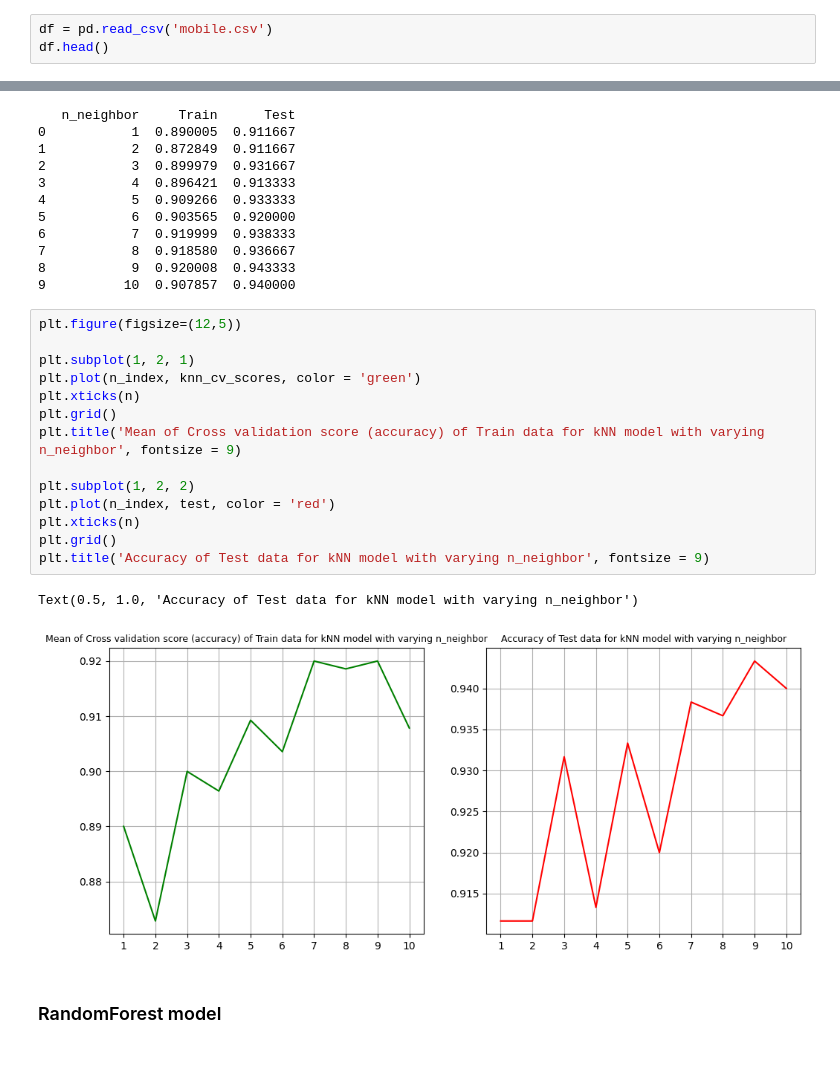
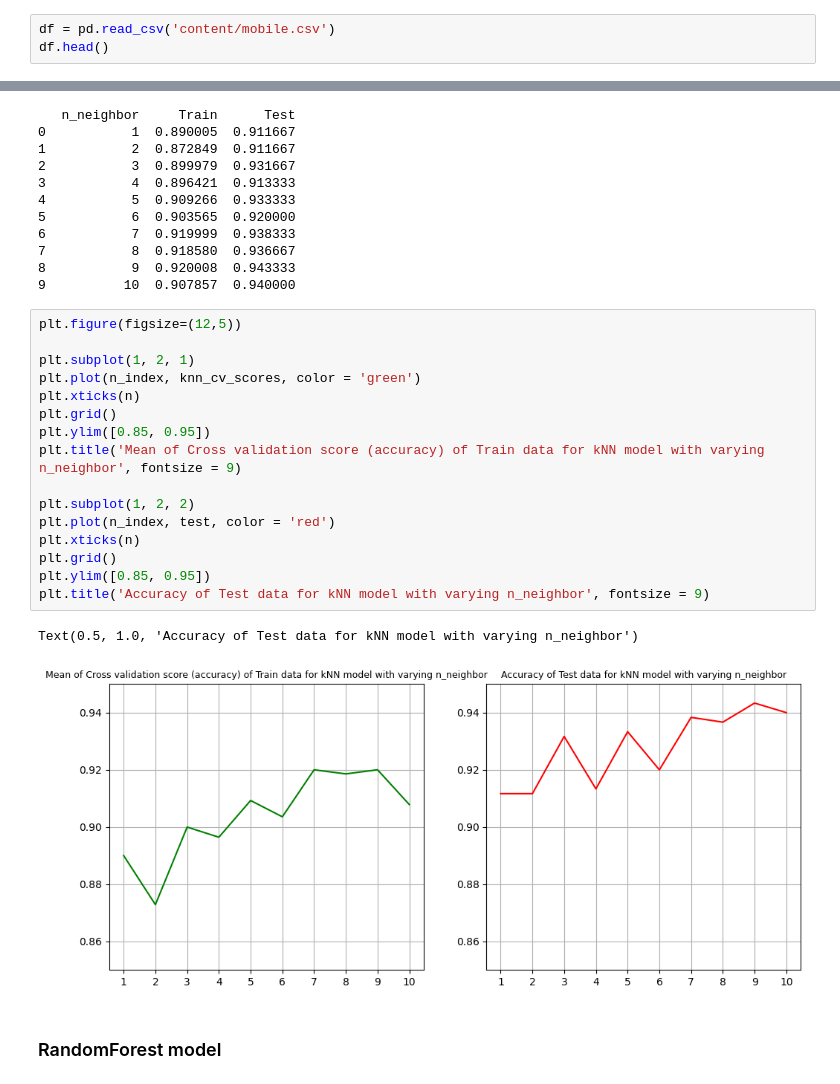
Before and after one commit to ProfessionalSalmon/Mobile_Price_Classification_Model, a Jupyter notebook: mobile_price.ipynb, the cells around one changed output, grey strips where cells are left out. Drawn from its saved outputs; the diff is of its cells as text.

```diff
--- a/mobile_price.ipynb
+++ b/mobile_price.ipynb
@@ -13,7 +13,7 @@ from sklearn.neighbors import KNeighborsClassifier
 # %% [markdown]
 ## Data Exploration
 # %%
-df = pd.read_csv('mobile.csv')
+df = pd.read_csv('content/mobile.csv')
 df.head()
 # %% [output]
 |  | battery_power | blue | clock_speed | dual_sim | fc | four_g | int_memory | m_dep | mobile_wt | ... |
@@ -335,20 +335,22 @@ print(pd.DataFrame({
 # %%
 plt.figure(figsize=(12,5))
 
 plt.subplot(1, 2, 1)
 plt.plot(n_index, knn_cv_scores, color = 'green')
 plt.xticks(n)
 plt.grid()
+plt.ylim([0.85, 0.95])
 plt.title('Mean of Cross validation score (accuracy) of Train data for kNN model with varying n_neighbor', fontsize = 9)
 
 plt.subplot(1, 2, 2)
 plt.plot(n_index, test, color = 'red')
 plt.xticks(n)
 plt.grid()
+plt.ylim([0.85, 0.95])
 plt.title('Accuracy of Test data for kNN model with varying n_neighbor', fontsize = 9)
 # %% [output]
 Text(0.5, 1.0, 'Accuracy of Test data for kNN model with varying n_neighbor')
-[figure, old version]
+[figure, new version]
 # %% [markdown]
 ### RandomForest model
 # %%
```
Also changed, not shown: parts of 3 cells of this notebook, 3 other files.
